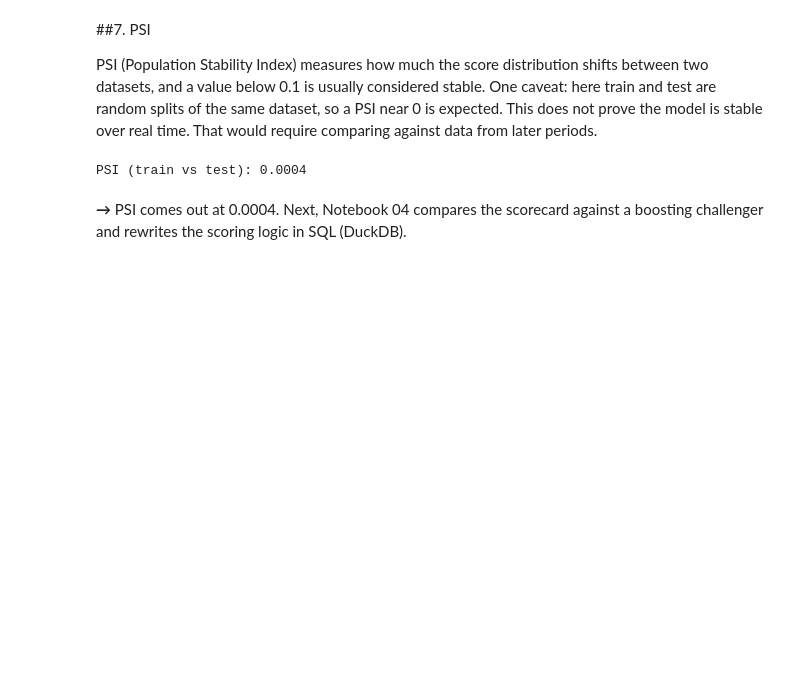
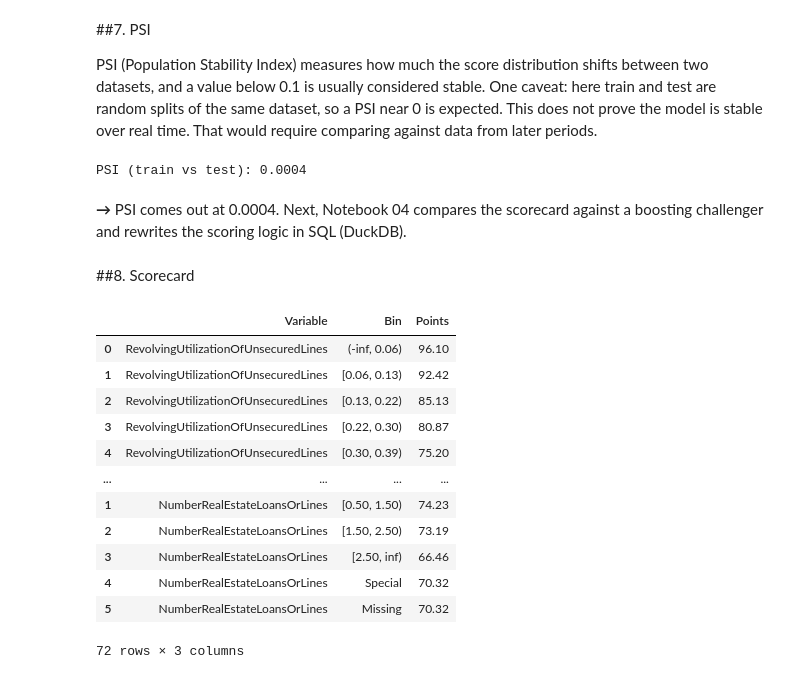
Before and after one commit to huyle2411-hub/credit-risk-scorecard, a Jupyter notebook: notebooks/03_scorecard_evaluation.ipynb, the cells around one changed output. Cells and saved outputs as stored; diff of their text form; code cells hidden in the pictures; blank space fills up the shorter version.

```diff
--- a/notebooks/03_scorecard_evaluation.ipynb
+++ b/notebooks/03_scorecard_evaluation.ipynb
@@ -162,3 +162,33 @@ print('PSI (train vs test): %.4f' % psi(to_score(p_tr), score_te))
 PSI (train vs test): 0.0004
 # %% [markdown]
 **→** PSI comes out at 0.0004. Next, Notebook 04 compares the scorecard against a boosting challenger and rewrites the scoring logic in SQL (DuckDB).
+# %% [markdown]
+##8. Scorecard
+# %%
+from optbinning import Scorecard
+from sklearn.linear_model import LogisticRegression
+
+scorecard = Scorecard(
+    binning_process=BinningProcess(variable_names=keep),
+    estimator=LogisticRegression(max_iter=1000),
+    scaling_method='pdo_odds',
+    scaling_method_params={'pdo': 20, 'odds': 50, 'scorecard_points': 600},
+)
+scorecard.fit(X[keep], y)
+table = scorecard.table(style='summary').round(2)
+table.to_csv('scorecard.csv', index=False)
+table
+# %% [output]
+|  | Variable | Bin | Points |
+| 0 | RevolvingUtilizationOfUnsecuredLines | (-inf, 0.06) | 96.10 |
+| 1 | RevolvingUtilizationOfUnsecuredLines | [0.06, 0.13) | 92.42 |
+| 2 | RevolvingUtilizationOfUnsecuredLines | [0.13, 0.22) | 85.13 |
+| 3 | RevolvingUtilizationOfUnsecuredLines | [0.22, 0.30) | 80.87 |
+| 4 | RevolvingUtilizationOfUnsecuredLines | [0.30, 0.39) | 75.20 |
+| ... | ... | ... | ... |
+| 1 | NumberRealEstateLoansOrLines | [0.50, 1.50) | 74.23 |
+| 2 | NumberRealEstateLoansOrLines | [1.50, 2.50) | 73.19 |
+| 3 | NumberRealEstateLoansOrLines | [2.50, inf) | 66.46 |
+| 4 | NumberRealEstateLoansOrLines | Special | 70.32 |
+| 5 | NumberRealEstateLoansOrLines | Missing | 70.32 |
+72 rows × 3 columns
```
Also changed, not shown: parts of 2 cells of this notebook.
